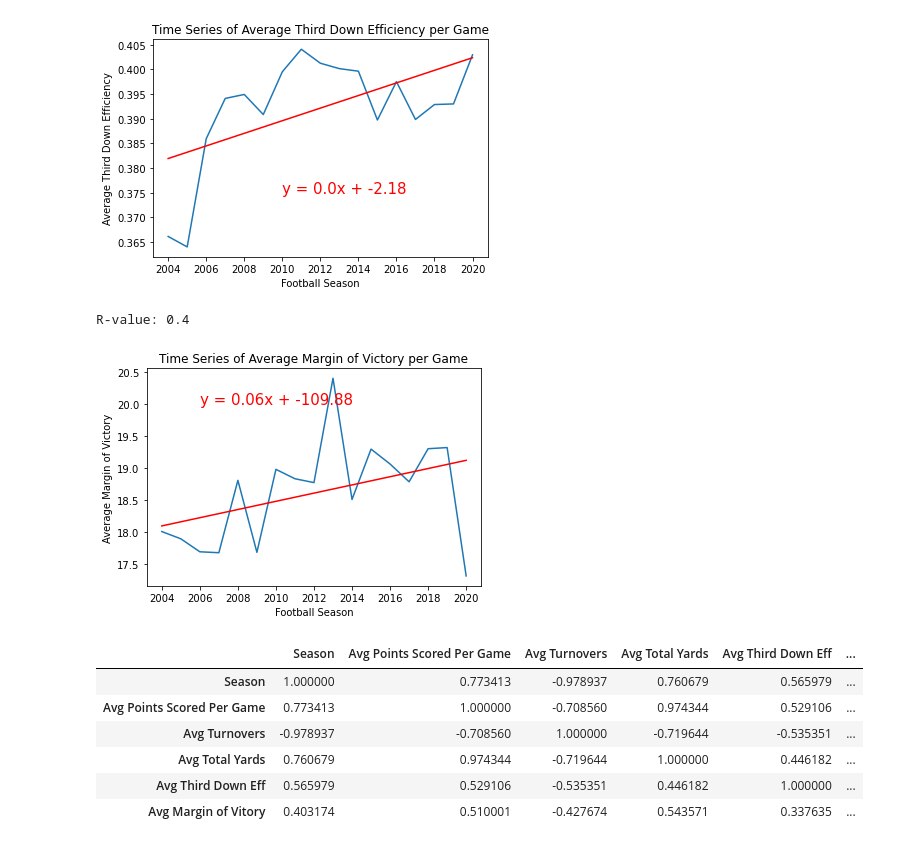
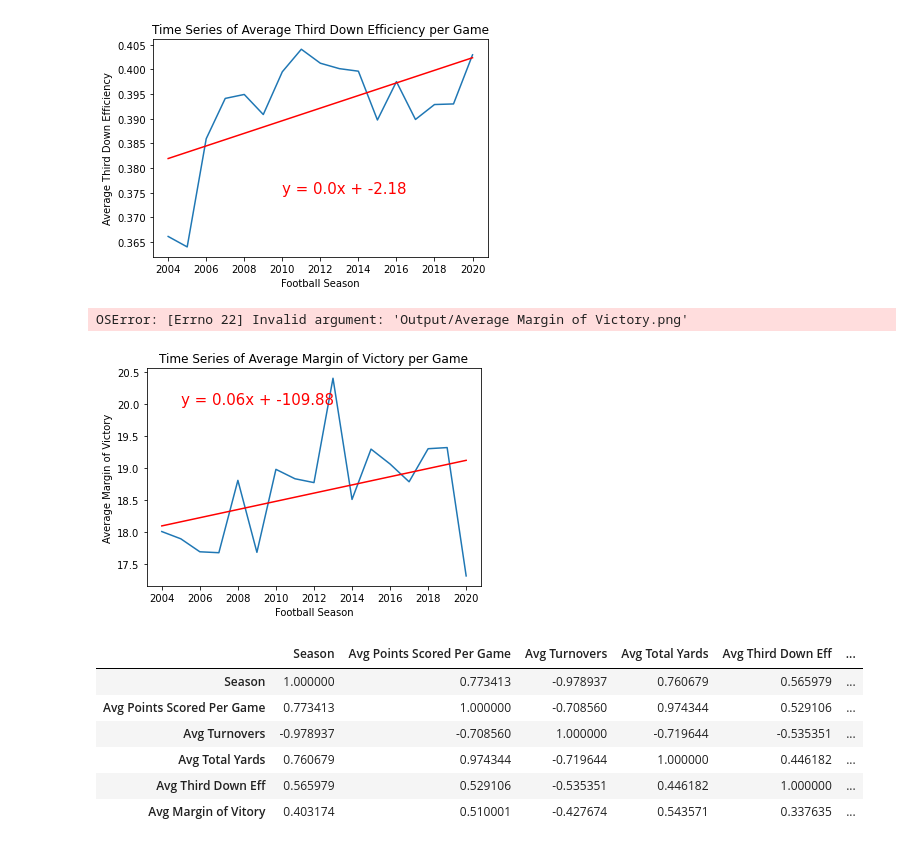
Before and after one commit to khutula/TigerGatorNole_Capstone1, a Jupyter notebook: data_plots.ipynb, the cells around one changed output. Drawn from its saved outputs; the diff is of its cells as text; code cells hidden in the pictures.

```diff
--- a/data_plots.ipynb
+++ b/data_plots.ipynb
@@ -66,10 +66,10 @@ time_series_plot(score_df["Avg Third Down Eff"], "Average Third Down Efficiency"
 R-value: 0.57
 [figure]
 # %%
-time_series_plot(score_df["Avg Margin of Victory"], "Average Margin of Victory", "Time Series of Average Margin of Victory per Game", 2006, 20)
+time_series_plot(score_df["Avg Margin of Victory"], "Average Margin of Victory", "Time Series of Average Margin of Victory per Game", 2005, 20)
 # %% [output]
-R-value: 0.4
+OSError: [Errno 22] Invalid argument: 'Output/Average Margin of Victory.png'
-[figure, old version]
+[figure, new version]
 # %%
 time_series_plot(score_df["Avg Number of Punts"], "Average Number of Punts", "Time Series of Average Number of Punts per Game", 2010, 7)
 # %%
```
Also changed, not shown: 10 other files.
